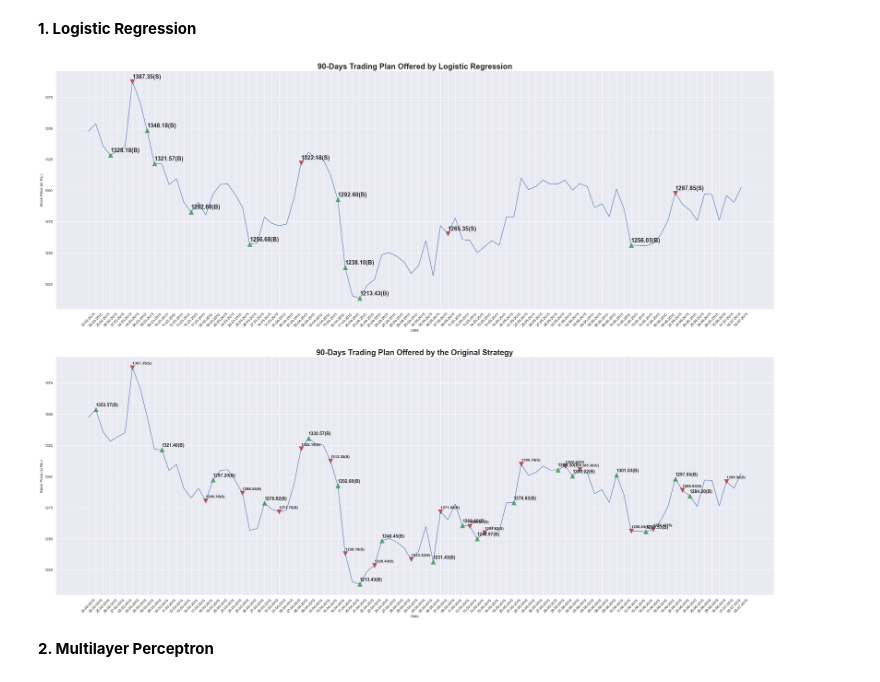
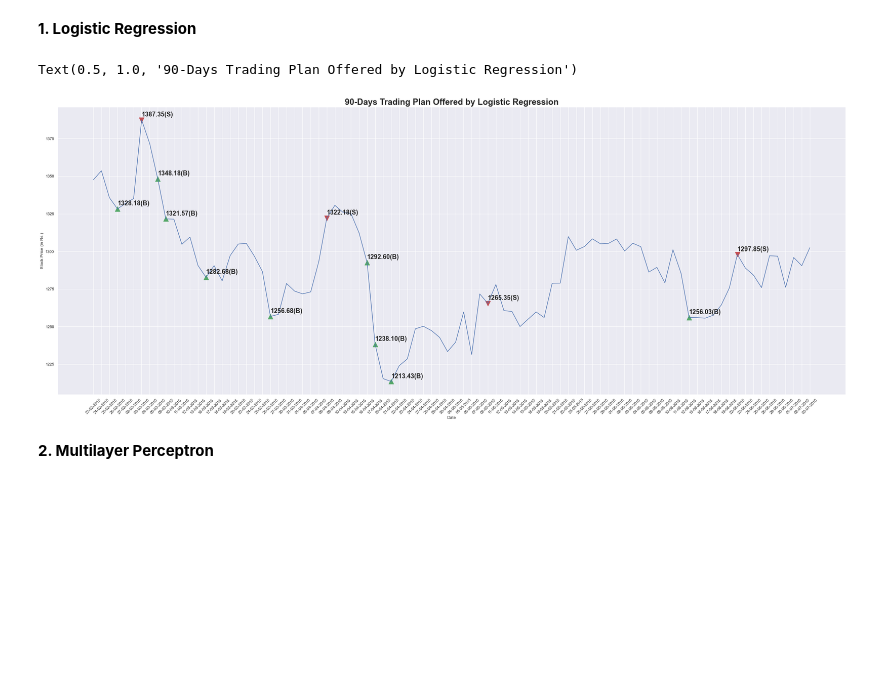
Before and after one commit to Anurag-Gulati-IIITD/Machine_Learning_Monsoon_2022, a Jupyter notebook: src/code_Anurag.ipynb, the cells around one changed output. Saved outputs shown, nothing was run; the diff lists cells and outputs as text; code cells hidden in the pictures; blank space fills up the shorter version.

```diff
--- a/src/code_Anurag.ipynb
+++ b/src/code_Anurag.ipynb
@@ -114,55 +114,56 @@ __1. Logistic Regression__
 # %%
 lr = LogisticRegression()   # Instantiating Logistic Regression
 lr.fit(X_train, y_train)    # Training
 predLR = lr.predict(X_test) # Generating signals over test set
 
 nDays = 90  # N-days for signal visualization
 # Visualizing N-days trading plan offered by the model
-fig = plt.figure(figsize=(40,30))
-plt.subplot(2,1,1)
+fig = plt.figure(figsize=(40,15))
+# plt.subplot(2,1,1)
 plt.plot(df['Date'].iloc[floor(n*0.7):floor(n*0.7)+nDays], df['Price'].iloc[floor(n*0.7):floor(n*0.7)+nDays], '-')
 i = 0
 for x,y in zip(df['Date'].iloc[floor(n*0.7):floor(n*0.7)+nDays],df['Price'].iloc[floor(n*0.7):floor(n*0.7)+nDays]):
     label = predLR[i]
     if(label=='WAIT'): label = ''
     elif(label=='BUY'):
         label = '{:.2f}(B)'.format(y)
         plt.scatter(x=x, y=y, marker='^', c='g', s=200, alpha=1.0)
         plt.annotate(label, (x,y), textcoords='offset points', xytext=(0,10), ha='left', fontsize=18, fontweight='bold')
     else:
         label = '{:.2f}(S)'.format(y)
         plt.scatter(x=x, y=y, marker='v', c='r', s=200, alpha=1.0)
         plt.annotate(label, (x,y), textcoords='offset points', xytext=(0,10), ha='left', fontsize=18, fontweight='bold')
     i = i+1
 plt.xticks(rotation=45)
 plt.xlabel('Date')
 plt.ylabel('Stock Price (in Rs.)')
 plt.title('90-Days Trading Plan Offered by Logistic Regression', fontsize=24, fontweight='bold')
 
-# Visualizing N-days trading plan offered by the original strategy
-plt.subplot(2,1,2)
-plt.plot(df['Date'].iloc[floor(n*0.7):floor(n*0.7)+nDays], df['Price'].iloc[floor(n*0.7):floor(n*0.7)+nDays], '-')
-i = 0
-for x,y in zip(df['Date'].iloc[floor(n*0.7):floor(n*0.7)+nDays],df['Price'].iloc[floor(n*0.7):floor(n*0.7)+nDays]):
-    label = df['Signal'].iloc[i]
-    if(label=='WAIT'): label = ''
-    elif(label=='BUY'):
-        label = '{:.2f}(B)'.format(y)
-        plt.scatter(x=x, y=y, marker='^', c='g', s=200, alpha=1.0)
-        plt.annotate(label, (x,y), textcoords='offset points', xytext=(0,10), ha='left', fontsize=14, fontweight='bold')
-    else:
-        label = '{:.2f}(S)'.format(y)
-        plt.scatter(x=x, y=y, marker='v', c='r', s=200, alpha=1.0)
-        plt.annotate(label, (x,y), textcoords='offset points', xytext=(0,10), ha='left', fontsize=12, fontweight='bold')
-    i = i+1
-plt.xticks(rotation=45)
-plt.xlabel('Date')
-plt.ylabel('Stock Price (in Rs.)')
-plt.title('90-Days Trading Plan Offered by the Original Strategy', fontsize=24, fontweight='bold')
+# # Visualizing N-days trading plan offered by the original strategy
+# plt.subplot(2,1,2)
+# plt.plot(df['Date'].iloc[floor(n*0.7):floor(n*0.7)+nDays], df['Price'].iloc[floor(n*0.7):floor(n*0.7)+nDays], '-')
+# i = 0
+# for x,y in zip(df['Date'].iloc[floor(n*0.7):floor(n*0.7)+nDays],df['Price'].iloc[floor(n*0.7):floor(n*0.7)+nDays]):
+#     label = df['Signal'].iloc[i]
+#     if(label=='WAIT'): label = ''
+#     elif(label=='BUY'):
+#         label = '{:.2f}(B)'.format(y)
+#         plt.scatter(x=x, y=y, marker='^', c='g', s=200, alpha=1.0)
+#         plt.annotate(label, (x,y), textcoords='offset points', xytext=(0,10), ha='left', fontsize=14, fontweight='bold')
+#     else:
+#         label = '{:.2f}(S)'.format(y)
+#         plt.scatter(x=x, y=y, marker='v', c='r', s=200, alpha=1.0)
+#         plt.annotate(label, (x,y), textcoords='offset points', xytext=(0,10), ha='left', fontsize=12, fontweight='bold')
+#     i = i+1
+# plt.xticks(rotation=45)
+# plt.xlabel('Date')
+# plt.ylabel('Stock Price (in Rs.)')
+# plt.title('90-Days Trading Plan Offered by the Original Strategy', fontsize=24, fontweight='bold')
 
-plt.show()
+# plt.show()
 # %% [output]
+Text(0.5, 1.0, '90-Days Trading Plan Offered by Logistic Regression')
-[figure, old version]
+[figure, new version]
 # %% [markdown]
 __2. Multilayer Perceptron__
 # %%
```
Also changed, not shown: parts of 2 cells of this notebook, 4 other files.
